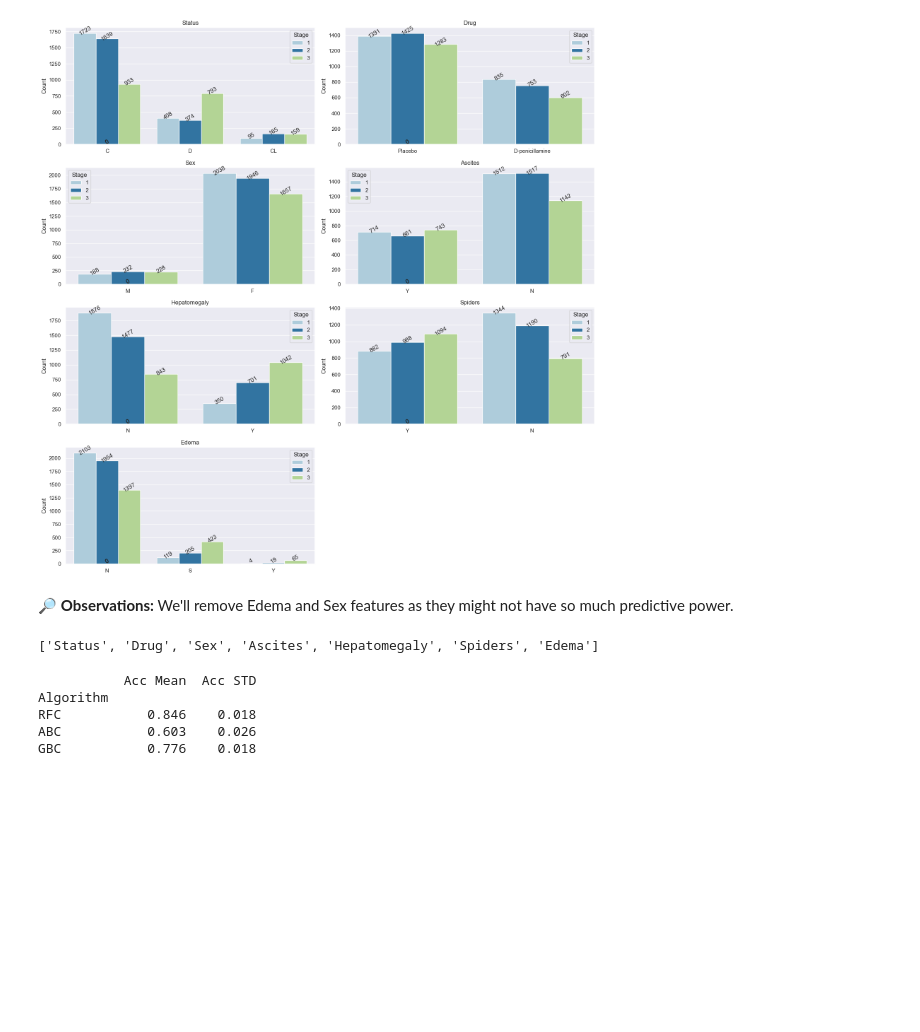
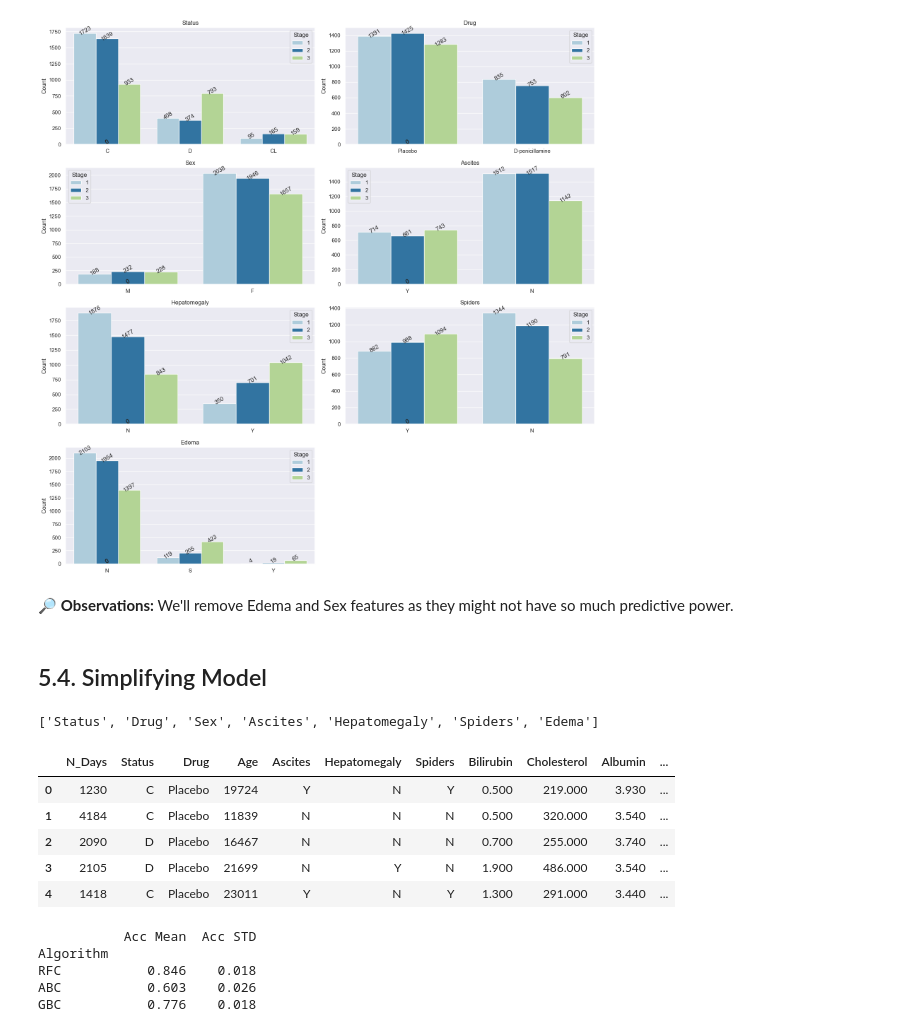
Before and after one commit to muscak/Liver-Cirrhosis-Stage-Prediction, a Jupyter notebook: Notebooks/Liver Cirrhosis Stage Prediction - Modelling.ipynb, the cells around one changed output. Saved outputs shown, nothing was run; the diff lists cells and outputs as text; code cells hidden in the pictures; blank space fills up the shorter version.

```diff
--- a/Notebooks/Liver Cirrhosis Stage Prediction - Modelling.ipynb
+++ b/Notebooks/Liver Cirrhosis Stage Prediction - Modelling.ipynb
@@ -606,6 +606,8 @@ plot_counts(df_no_outliers, cat_features, hue=target)
 [figure]
 # %% [markdown]
 🔎 **Observations:** We'll remove Edema and Sex features as they might not have so much predictive power.
+# %% [markdown]
+## 5.4. Simplifying Model
 # %%
 df_simple = df_no_outliers.drop(['Edema', 'Sex'], axis=1)
 # %%
@@ -614,6 +616,15 @@ cat_features
 ['Status', 'Drug', 'Sex', 'Ascites', 'Hepatomegaly', 'Spiders', 'Edema']
 # %%
 smp_cat_features = ['Status', 'Drug', 'Ascites', 'Hepatomegaly', 'Spiders']
+# %%
+df_simple.head()
+# %% [output]
+|  | N_Days | Status | Drug | Age | Ascites | Hepatomegaly | Spiders | Bilirubin | Cholesterol | Albumin | ... |
+| 0 | 1230 | C | Placebo | 19724 | Y | N | Y | 0.500 | 219.000 | 3.930 | ... |
+| 1 | 4184 | C | Placebo | 11839 | N | N | N | 0.500 | 320.000 | 3.540 | ... |
+| 2 | 2090 | D | Placebo | 16467 | N | N | N | 0.700 | 255.000 | 3.740 | ... |
+| 3 | 2105 | D | Placebo | 21699 | N | Y | N | 1.900 | 486.000 | 3.540 | ... |
+| 4 | 1418 | C | Placebo | 23011 | Y | N | Y | 1.300 | 291.000 | 3.440 | ... |
 # %%
 x_train_smp, x_test_smp, y_train_smp, y_test_smp = transform_data(df_simple, target, num_cols, smp_cat_features)
 # %%
```
Also changed, not shown: 6 other files.
